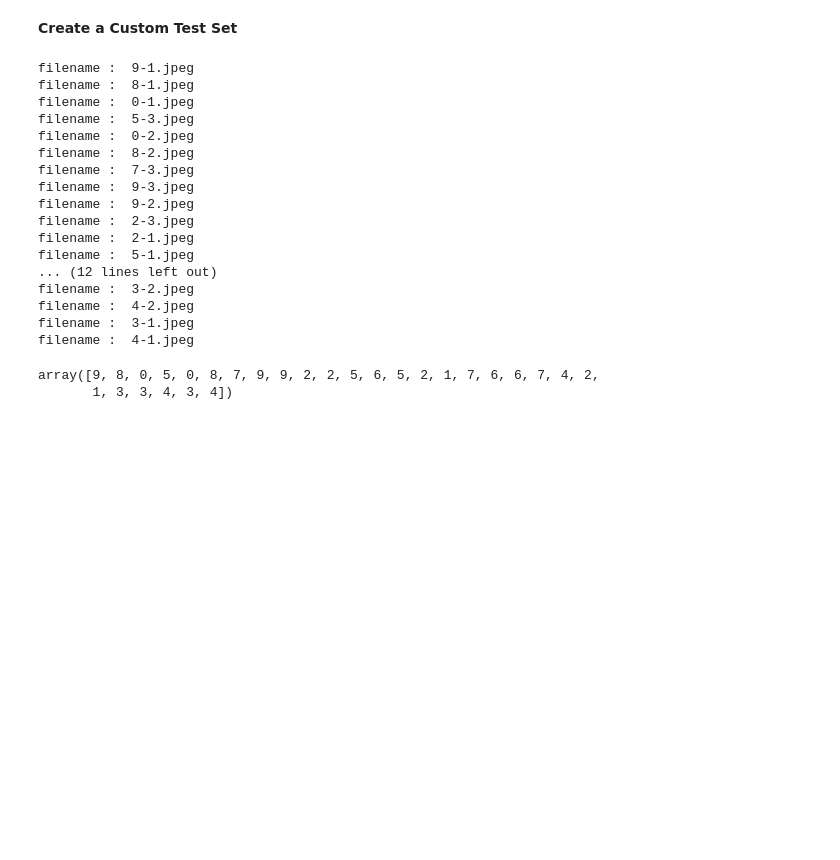
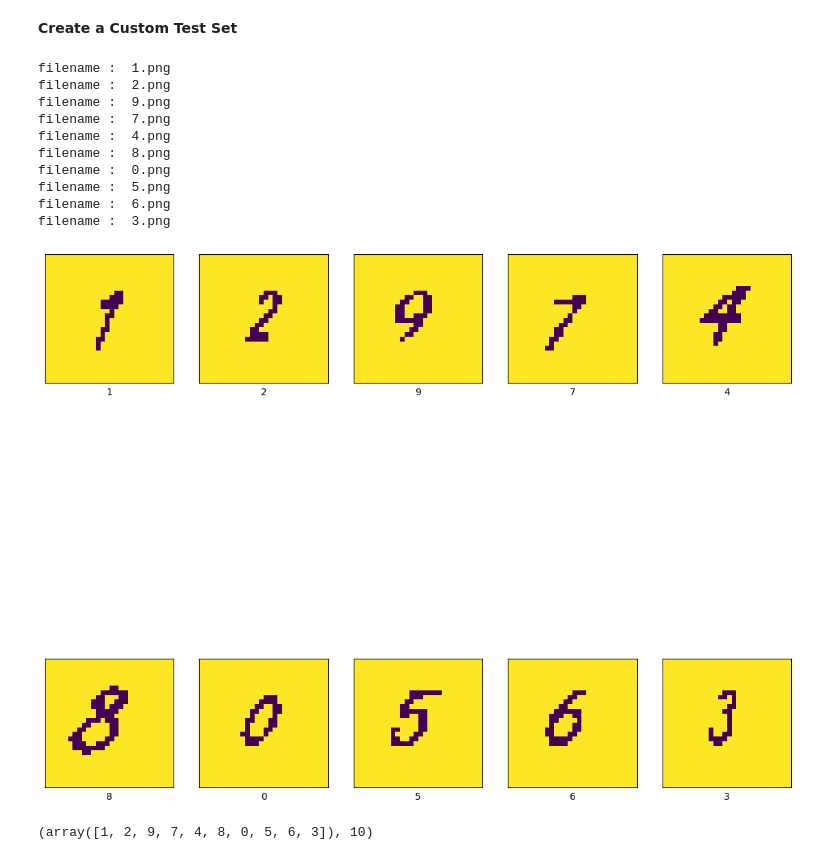
Before and after one commit to lazy-wolf/python-class-notes, a Jupyter notebook: Assignment_1.ipynb, the cells around one changed output. Drawn from its saved outputs; the diff is of its cells as text; code cells hidden in the pictures; blank space fills up the shorter version.

```diff
--- a/Assignment_1.ipynb
+++ b/Assignment_1.ipynb
@@ -328,13 +328,15 @@ print(test_acc)
 # %%
 custom_test_images = []
 custom_test_labels = []
-folder_path = '/content/drive/MyDrive/TME/Assignment_1_Custom_Test_Data'
+folder_path = '/content/drive/MyDrive/TME_6015/Assignment_1_Custom_Test_Data'
 for filename in os.listdir(folder_path):
   print('filename : ', filename)
   if filename.endswith('.png') or filename.endswith('.PNG') or filename.endswith('.JPG') or filename.endswith('.jpg') or filename.endswith('.JPEG') or filename.endswith('.jpeg'):
     img_path = os.path.join(folder_path, filename)
     img = Image.open(img_path).convert('L')
     img = img.resize((28, 28))
+    threshold = 100
+    img = img.point(lambda p: p > threshold and 255)
     img_array = np.array(img)
     custom_test_images.append(img_array)
     custom_test_labels.append(int(filename[0]))
@@ -343,28 +345,32 @@ for filename in os.listdir(folder_path):
 custom_test_images = np.array(custom_test_images)
 custom_test_labels = np.array(custom_test_labels)
 # %% [output]
-filename :  9-1.jpeg
-filename :  8-1.jpeg
-filename :  0-1.jpeg
-filename :  5-3.jpeg
-filename :  0-2.jpeg
-filename :  8-2.jpeg
-filename :  7-3.jpeg
-filename :  9-3.jpeg
-filename :  9-2.jpeg
-filename :  2-3.jpeg
-filename :  2-1.jpeg
-filename :  5-1.jpeg
-... (12 lines left out)
-filename :  3-2.jpeg
-filename :  4-2.jpeg
-filename :  3-1.jpeg
-filename :  4-1.jpeg
+filename :  1.png
+filename :  2.png
+filename :  9.png
+filename :  7.png
+filename :  4.png
+filename :  8.png
+filename :  0.png
+filename :  5.png
+filename :  6.png
+filename :  3.png
+# %%
+plt.figure(figsize=(14,14))
+for i in range(10):
+    plt.subplot(2,5,i+1)
+    plt.xticks([])
+    plt.yticks([])
+    plt.grid(False)
+    plt.imshow(custom_test_images[i])
+    plt.xlabel(custom_test_labels[i])
+plt.show()
+# %% [output]
+[figure, added]
 # %%
-custom_test_labels
+custom_test_labels, len(custom_test_labels)
 # %% [output]
-array([9, 8, 0, 5, 0, 8, 7, 9, 9, 2, 2, 5, 6, 5, 2, 1, 7, 6, 6, 7, 4, 2,
-       1, 3, 3, 4, 3, 4])
+(array([1, 2, 9, 7, 4, 8, 0, 5, 6, 3]), 10)
 # %%
 custom_test_pred=model.predict(custom_test_images)
 # %% [output]
```
Also changed, not shown: parts of 3 cells of this notebook.
